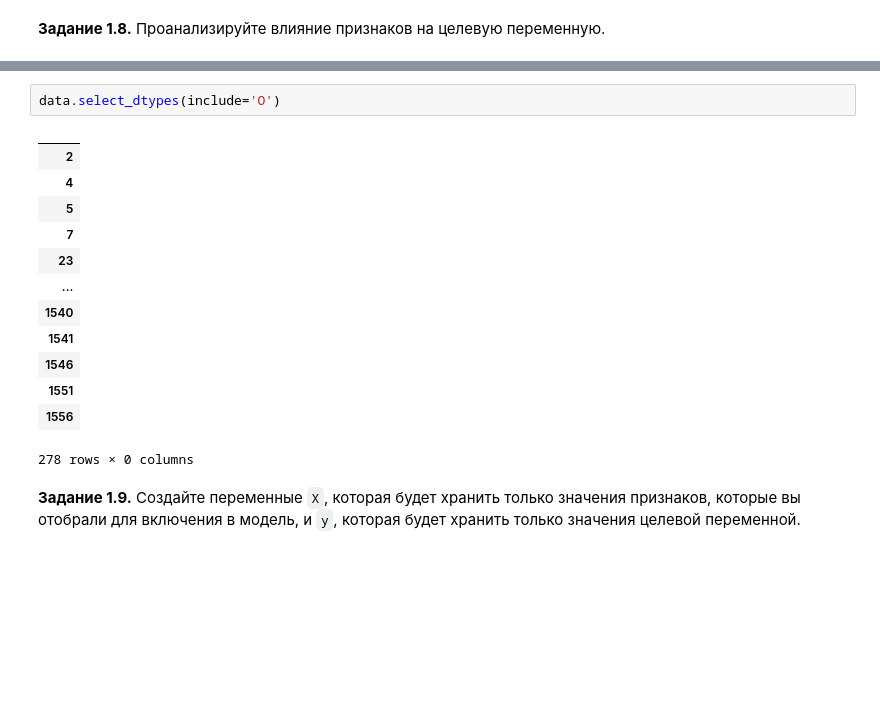
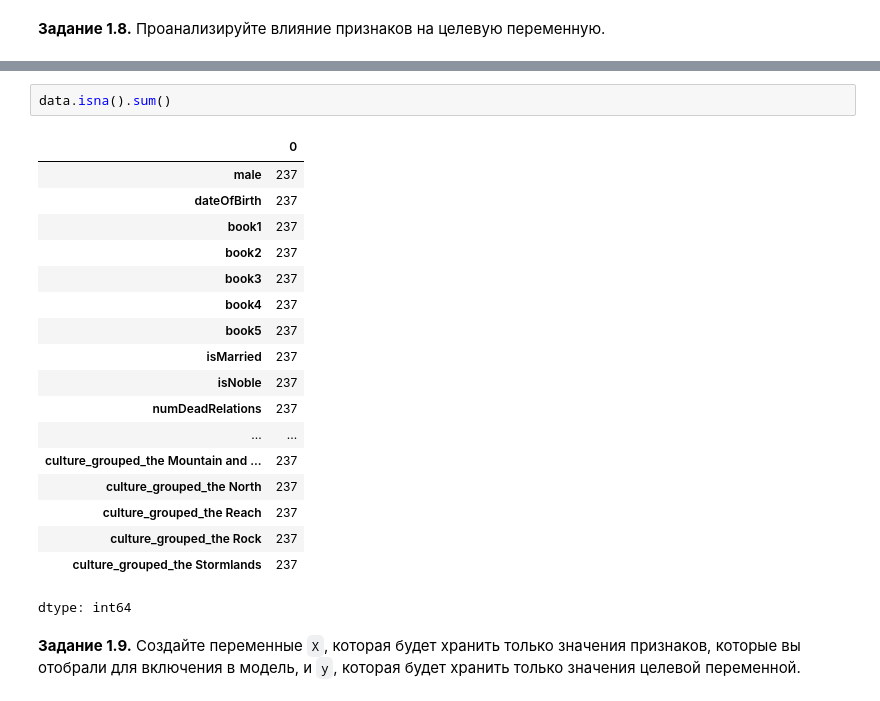
Before and after one commit to GodNaoborot/Deep-Learning-School-2026, a Jupyter notebook: week_01_ml_intro/Homework/hw_1_game_of_thrones.ipynb, the cells around one changed output, grey strips where cells are left out. Cells and saved outputs as stored; diff of their text form; blank space fills up the shorter version.

```diff
--- a/week_01_ml_intro/Homework/hw_1_game_of_thrones.ipynb
+++ b/week_01_ml_intro/Homework/hw_1_game_of_thrones.ipynb
@@ -516,19 +517,24 @@ dtype: int64
-# %%
-data.select_dtypes(include='O')
-# %% [output]
-|  |
-| 2 |
-| 4 |
-| 5 |
-| 7 |
-| 23 |
-| ... |
-| 1540 |
-| 1541 |
-| 1546 |
-| 1551 |
-| 1556 |
-278 rows × 0 columns
+# %%
+data.isna().sum()
+# %% [output]
+|  | 0 |
+| male | 237 |
+| dateOfBirth | 237 |
+| book1 | 237 |
+| book2 | 237 |
+| book3 | 237 |
+| book4 | 237 |
+| book5 | 237 |
+| isMarried | 237 |
+| isNoble | 237 |
+| numDeadRelations | 237 |
+| ... | ... |
+| culture_grouped_the Mountain and ... | 237 |
+| culture_grouped_the North | 237 |
+| culture_grouped_the Reach | 237 |
+| culture_grouped_the Rock | 237 |
+| culture_grouped_the Stormlands | 237 |
+dtype: int64
 # %% [markdown]
 **Задание 1.9.** Создайте переменные `X`, которая будет хранить только значения признаков, которые вы отобрали для включения в модель, и `y`, которая будет хранить только значения целевой переменной.
 # %%
```
Also changed, not shown: parts of 11 cells of this notebook.
